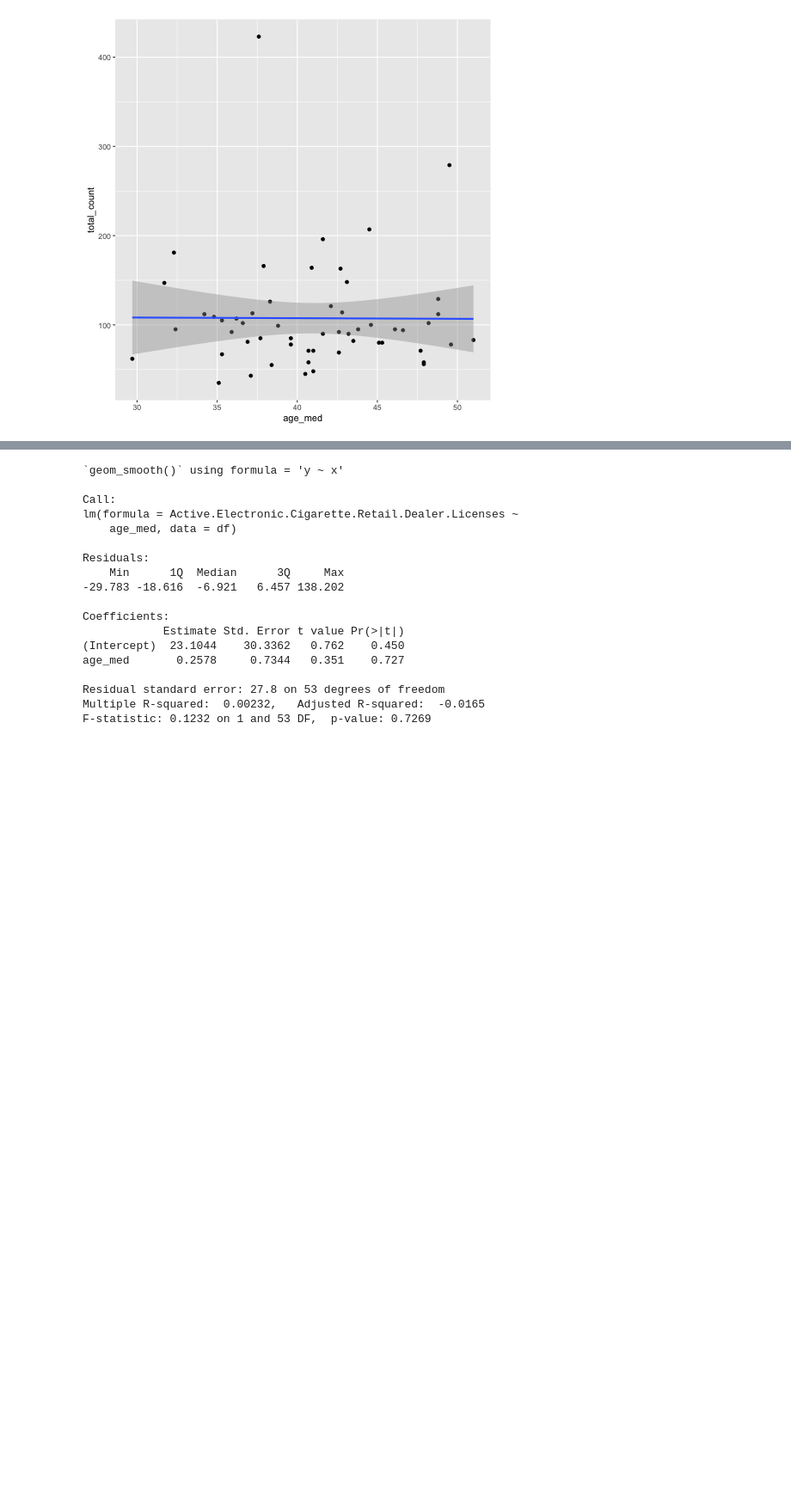
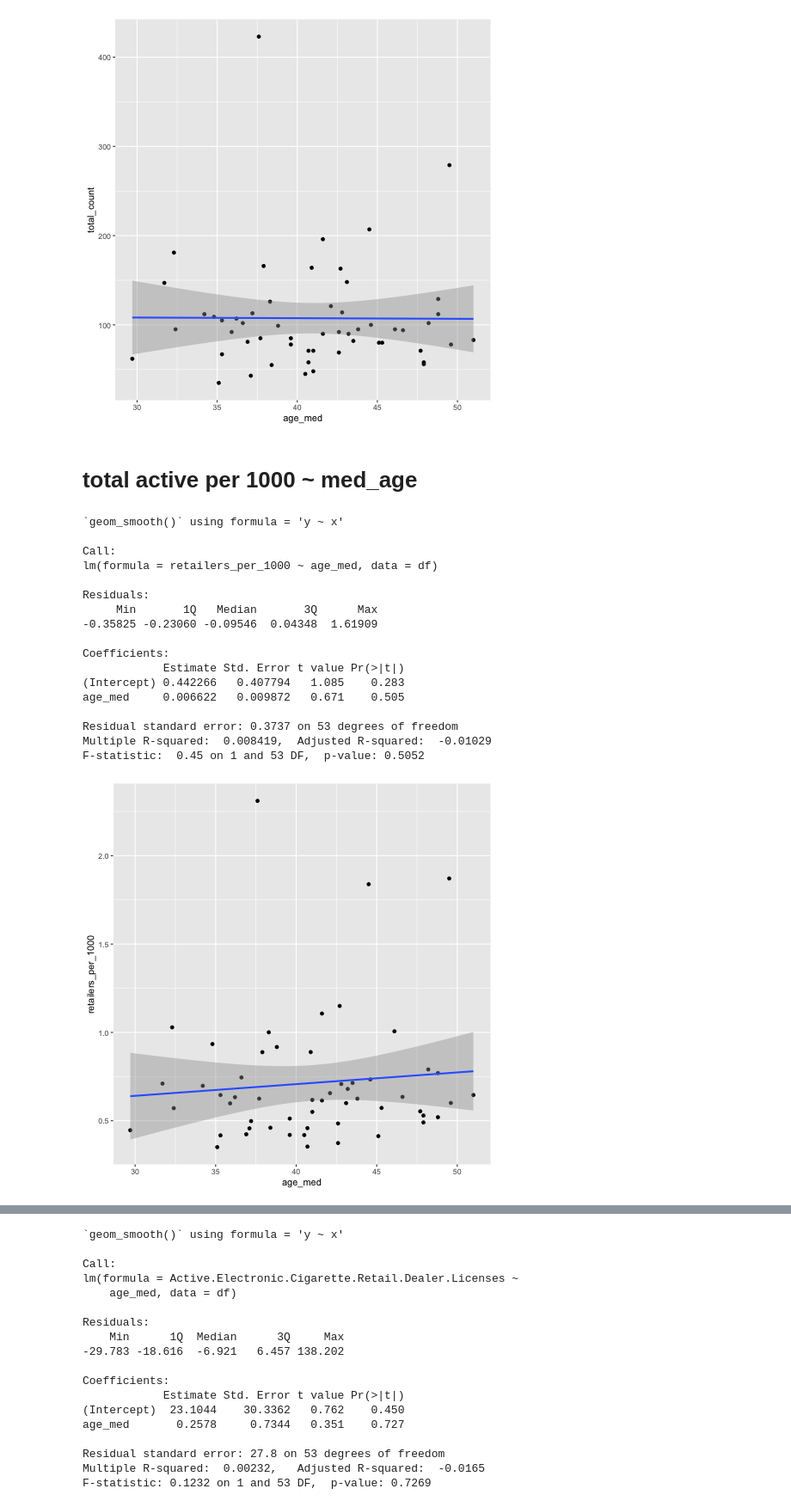
Before and after one commit to dlaiu/smoke-shops-regression, a Jupyter notebook: regression-cb.ipynb, the cells around one changed output, grey strips where cells are left out. Shown at 86% size. Cells and saved outputs as stored; diff of their text form; code cells hidden in the pictures; blank space fills up the shorter version.

```diff
--- a/regression-cb.ipynb
+++ b/regression-cb.ipynb
@@ -134,3 +173,32 @@ Residual standard error: 63.04 on 53 degrees of freedom
 Multiple R-squared:  3.382e-05, Adjusted R-squared:  -0.01883
 F-statistic: 0.001793 on 1 and 53 DF,  p-value: 0.9664
 [figure]
+# %% [markdown]
+# total active per 1000 ~ med_age
+# %%
+%%R
+
+plot <- ggplot(df, aes(x = age_med, y = retailers_per_1000)) + geom_point() + geom_smooth(method = 'lm')
+print(plot)
+
+model <- lm(retailers_per_1000 ~ age_med, data = df)
+summary(model)
+# %% [output]
+`geom_smooth()` using formula = 'y ~ x'
+
+Call:
+lm(formula = retailers_per_1000 ~ age_med, data = df)
+
+Residuals:
+     Min       1Q   Median       3Q      Max
+-0.35825 -0.23060 -0.09546  0.04348  1.61909
+
+Coefficients:
+            Estimate Std. Error t value Pr(>|t|)
+(Intercept) 0.442266   0.407794   1.085    0.283
+age_med     0.006622   0.009872   0.671    0.505
+
+Residual standard error: 0.3737 on 53 degrees of freedom
+Multiple R-squared:  0.008419,  Adjusted R-squared:  -0.01029
+F-statistic:  0.45 on 1 and 53 DF,  p-value: 0.5052
+[figure, added]
```
Also changed, not shown: parts of 30 cells of this notebook, 9 other files.
